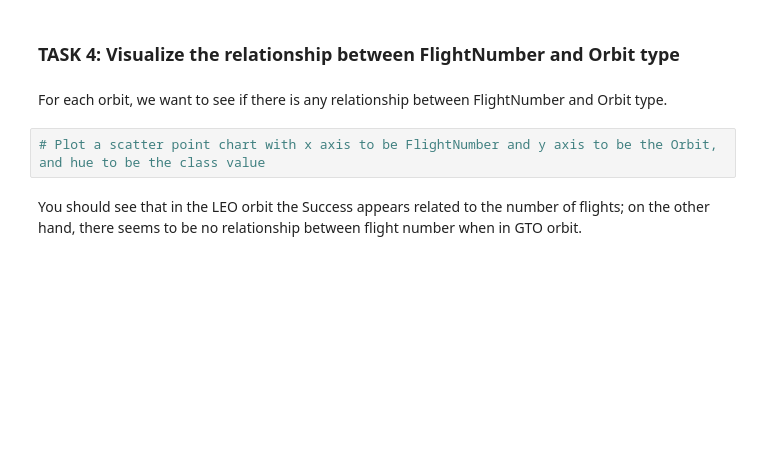
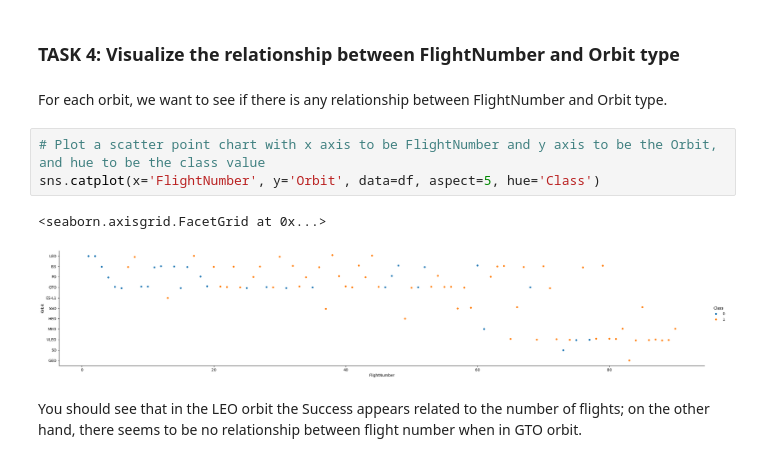
Before and after one commit to jihyeon26/data_analyze_project1, a Jupyter notebook: dataScience_ibm/space_X/5. visualization.ipynb, the cells around one changed output. Saved outputs shown, nothing was run; the diff lists cells and outputs as text; blank space fills up the shorter version.

Commit message:
space X-visualization

```diff
--- a/dataScience_ibm/space_X/5. visualization.ipynb
+++ b/dataScience_ibm/space_X/5. visualization.ipynb
@@ -111,6 +111,10 @@ Analyze the ploted bar chart try to find which orbits have high sucess rate.
 For each orbit, we want to see if there is any relationship between FlightNumber and Orbit type.
 # %%
 # Plot a scatter point chart with x axis to be FlightNumber and y axis to be the Orbit, and hue to be the class value
+sns.catplot(x='FlightNumber', y='Orbit', data=df, aspect=5, hue='Class')
+# %% [output]
+<seaborn.axisgrid.FacetGrid at 0x...>
+[figure, added]
 # %% [markdown]
 You should see that in the LEO orbit the Success appears related to the number of flights; on the other hand, there seems to be no relationship between flight number when in GTO orbit.
 # %% [markdown]
```
Also changed, not shown: parts of 3 cells of this notebook.
